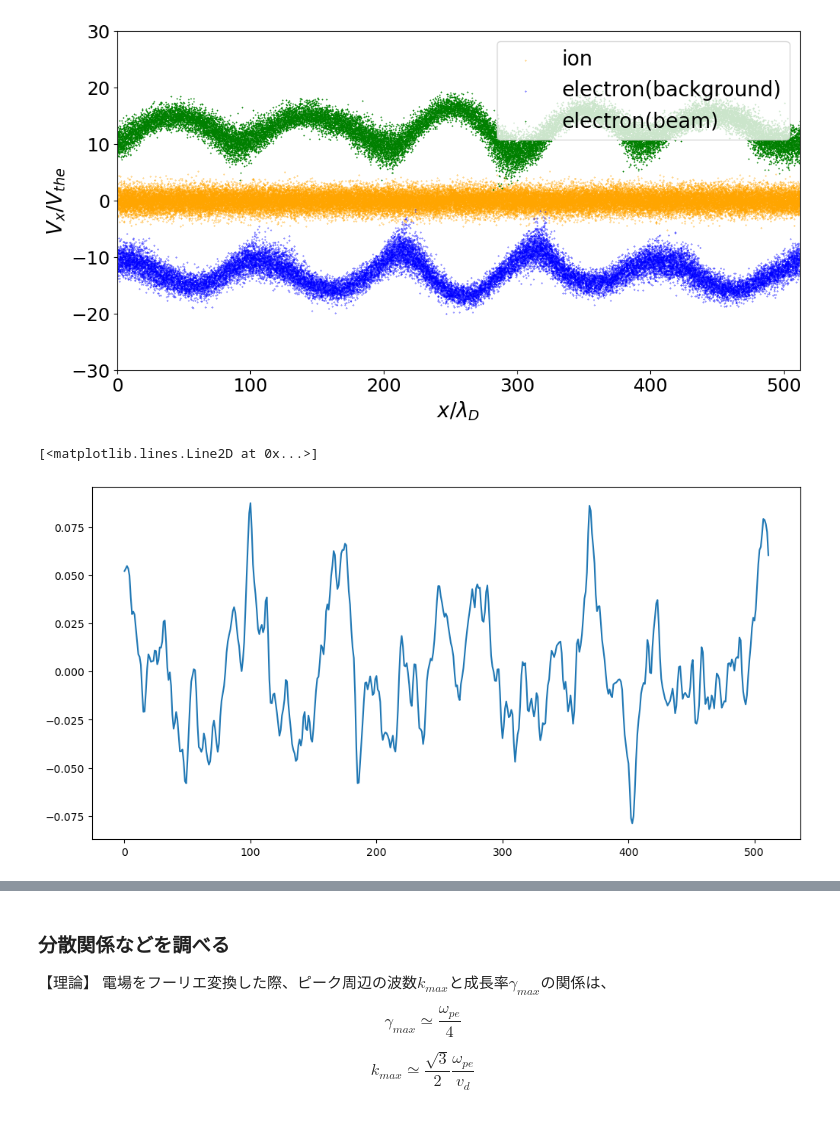
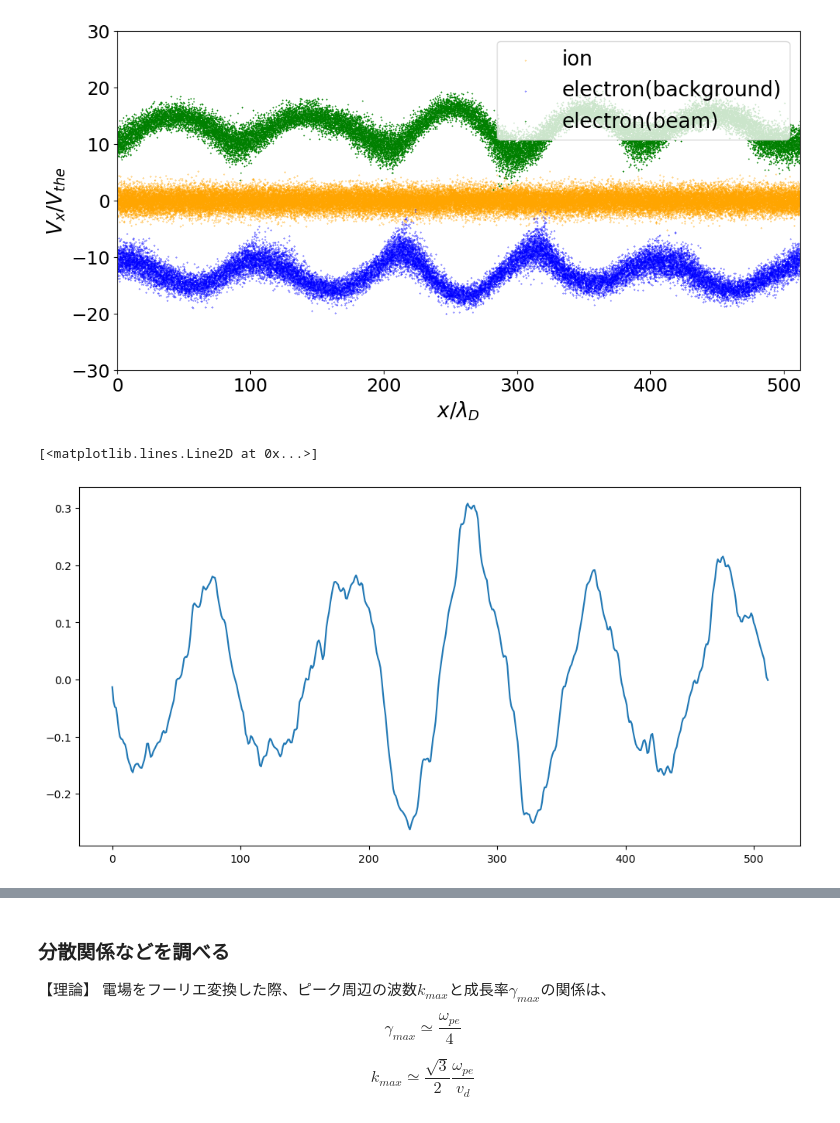
Before and after one commit to keita-akutagawa/pic_cpp_oop, a Jupyter notebook: examples_1D/two_stream_electron/PIC1D_two_stream_electron.ipynb, the cells around one changed output, grey strips where cells are left out. Drawn from its saved outputs; the diff is of its cells as text; code cells hidden in the pictures.

```diff
--- a/examples_1D/two_stream_electron/PIC1D_two_stream_electron.ipynb
+++ b/examples_1D/two_stream_electron/PIC1D_two_stream_electron.ipynb
@@ -88,15 +88,15 @@ ax.legend(loc='upper right', fontsize=20)
 # %%
 fig = plt.figure(figsize=(12, 6))
 ax = fig.add_subplot(111)
 
-step = 1000
+step = 2000
 E = np.loadtxt(f"./results/two_stream_electron_E_{step}.txt", delimiter=',').reshape(3, n_x)
 B = np.loadtxt(f"./results/two_stream_electron_B_{step}.txt", delimiter=',').reshape(3, n_x)
 current = np.loadtxt(f"./results/two_stream_electron_current_{step}.txt", delimiter=',').reshape(3, n_x)
 ax.plot(E[0, :])
 # %% [output]
 [<matplotlib.lines.Line2D at 0x...>]
-[figure, old version]
+[figure, new version]
 # %%
 fig = plt.figure(figsize=(12, 6))
 ax = fig.add_subplot(111)
```
Also changed, not shown: parts of 2 cells of this notebook, 7 other files.
